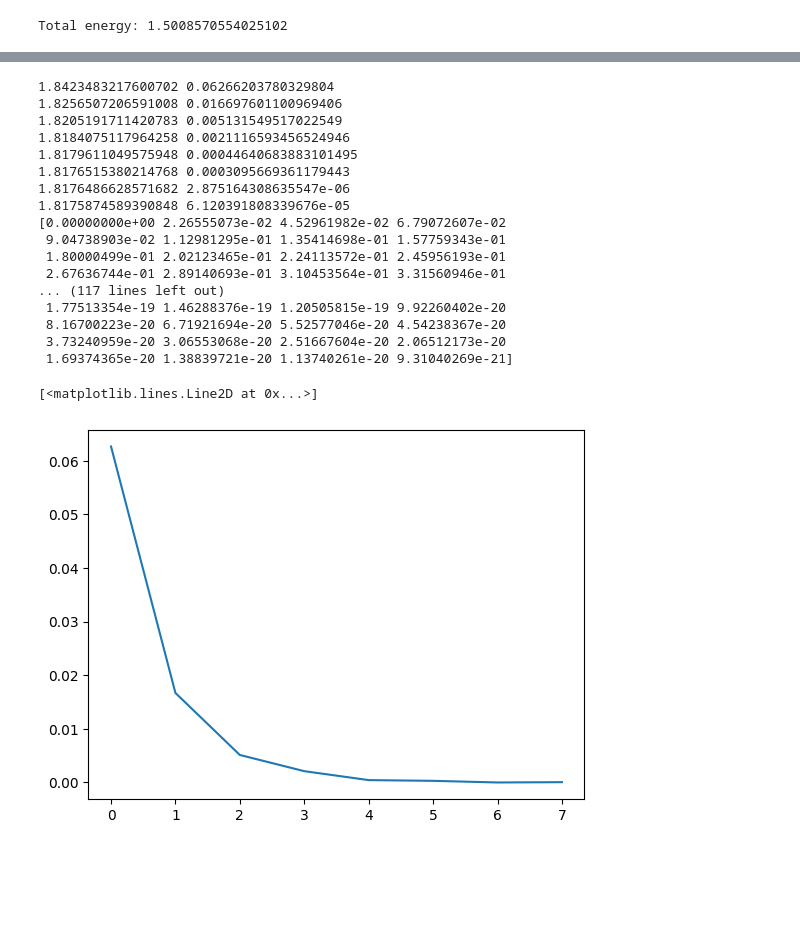
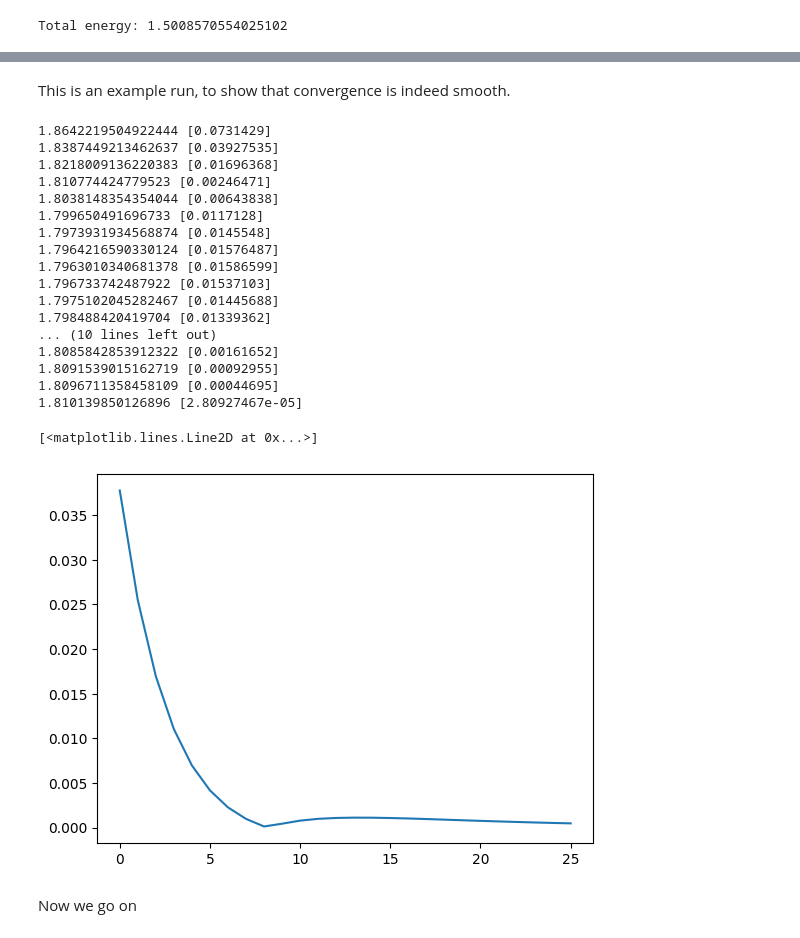
Before and after one commit to marcobeIIa/computational_physics, a Jupyter notebook: homework3/MFA_Lusvardi_Bella_Parolini.ipynb, the cells around one changed output, grey strips where cells are left out. Cells and saved outputs as stored; diff of their text form; code cells hidden in the pictures; blank space fills up the shorter version.

```diff
--- a/homework3/MFA_Lusvardi_Bella_Parolini.ipynb
+++ b/homework3/MFA_Lusvardi_Bella_Parolini.ipynb
@@ -331,9 +331,9 @@ print(f"Total energy: {total_energy_eval:.10f}")
 # %% [output]
 Total energy: 1.5006524049
 # %%
-def total_energy_mu(r,psi,h,eigenvalue,Na):
+def total_energy_mu(r_0,psi,h,eigenvalue,Na):
     A = np.array(psi)
-    r = np.array(r)
+    r = np.array(r_0)
 
     total_energy = eigenvalue -  0.5*Na*simpson(A**4/r**2,r,dx=h)
 
@@ -388,41 +433,37 @@ def GP_recursion(Na,alpha, N, r,h, eigenfunction):
         phi_old = np.array(phi_new)
         count += 1
     return phi_new, energy, count
+# %% [markdown]
+This is an example run, to show that convergence is indeed smooth.
 # %%
 L = 10
-N = 500
+N = 1000
+h = L/N
+r = np.linspace(0.00001, L, N) # r values from 0 to L with N points
 
-h = L/N
+phi_new, energy, count = GP_recursion(1,0.1,N,r,h)
 
-r = np.linspace(0.0000001, L, N) # r values from 0 to L with N points
+delta_energy_array = [np.abs(energy[i] - energy[i-1]) for i in range(1, len(energy))]
+plt.plot(delta_energy_array[::])
+# %% [output]
+1.8642219504922444 [0.0731429]
+1.8387449213462637 [0.03927535]
+1.8218009136220383 [0.01696368]
+1.810774424779523 [0.00246471]
+1.8038148354354044 [0.00643838]
+1.799650491696733 [0.0117128]
+1.7973931934568874 [0.0145548]
+1.7964216590330124 [0.01576487]
+1.7963010340681378 [0.01586599]
+1.796733742487922 [0.01537103]
+1.7975102045282467 [0.01445688]
+1.798488420419704 [0.01339362]
+... (10 lines left out)
+1.8085842853912322 [0.00161652]
+1.8091539015162719 [0.00092955]
+1.8096711358458109 [0.00044695]
+1.810139850126896 [2.80927467e-05]
+[<matplotlib.lines.Line2D at 0x...>]
+[figure, added]
-# %%
-Na_array = [0.01,0.1,1,10,100]
-
-new_eigenvalue0, new_eigenfunction0 = GP(E_array_serious,r,N,h,0)
-phi_new, energy, count = GP_recursion(1,0.1,N,r,h,new_eigenfunction0)
-print(phi_new)
-# %% [output]
-1.8423483217600702 0.06266203780329804
-1.8256507206591008 0.016697601100969406
-1.8205191711420783 0.005131549517022549
-1.8184075117964258 0.0021116593456524946
-1.8179611049575948 0.00044640683883101495
-1.8176515380214768 0.0003095669361179443
-1.8176486628571682 2.875164308635547e-06
-1.8175874589390848 6.120391808339676e-05
-[0.00000000e+00 2.26555073e-02 4.52961982e-02 6.79072607e-02
- 9.04738903e-02 1.12981295e-01 1.35414698e-01 1.57759343e-01
- 1.80000499e-01 2.02123465e-01 2.24113572e-01 2.45956193e-01
- 2.67636744e-01 2.89140693e-01 3.10453564e-01 3.31560946e-01
-... (117 lines left out)
- 1.77513354e-19 1.46288376e-19 1.20505815e-19 9.92260402e-20
- 8.16700223e-20 6.71921694e-20 5.52577046e-20 4.54238367e-20
- 3.73240959e-20 3.06553068e-20 2.51667604e-20 2.06512173e-20
- 1.69374365e-20 1.38839721e-20 1.13740261e-20 9.31040269e-21]
-# %%
-delta_energy_array = [np.abs(energy[i] - energy[i-1]) for i in range(1, len(energy))]
-
-plt.plot(delta_energy_array[::])
-# %% [output]
-[<matplotlib.lines.Line2D at 0x...>]
-[figure, removed]
+# %% [markdown]
+Now we go on
```
Also changed, not shown: parts of 6 cells of this notebook.
